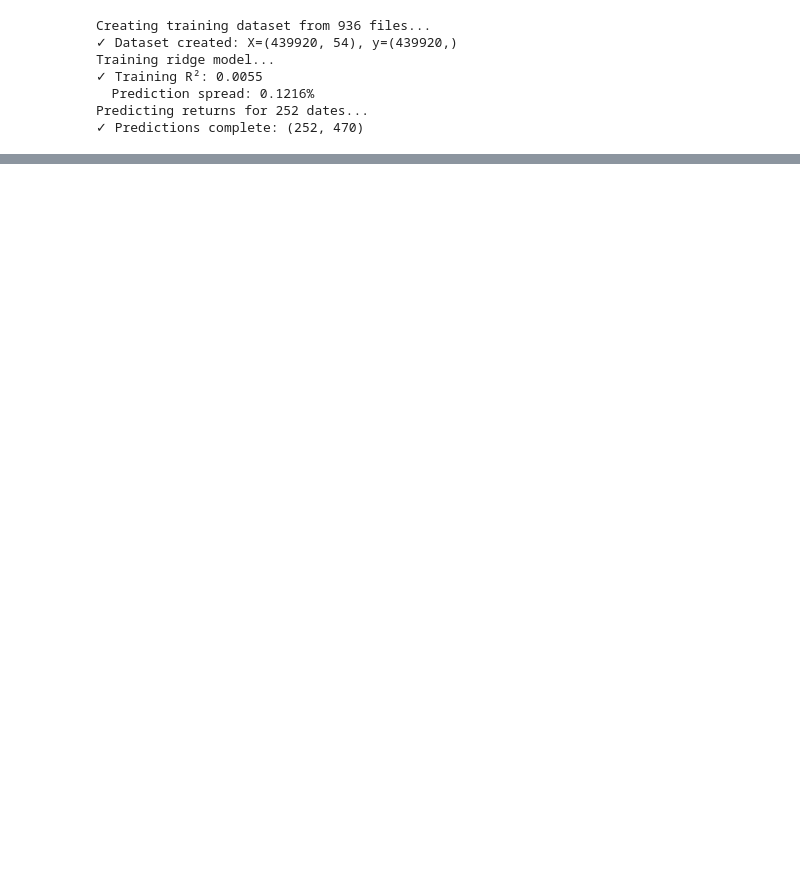
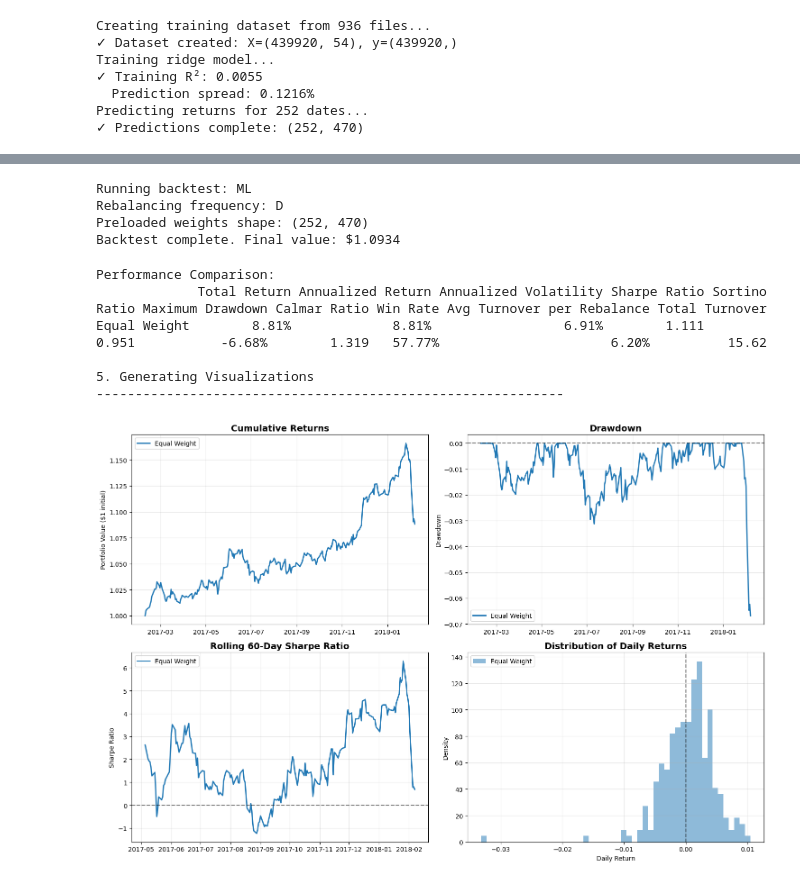
Before and after one commit to rileyteo/dse4212_portfolio_optimisation, a Jupyter notebook: test.ipynb, the cells around one changed output, grey strips where cells are left out. Cells and saved outputs as stored; diff of their text form; code cells hidden in the pictures; blank space fills up the shorter version.

```diff
--- a/test.ipynb
+++ b/test.ipynb
@@ -141,7 +115,55 @@ weights_list = Parallel(n_jobs=-1)(
 
 weights = pd.concat(weights_list, axis=1).T
 weights.index.name = 'date'
-weights.index = predicted.index
+weights.index = predicted.index[:5]
 
 with open('weights.pkl', 'wb') as f:
     pickle.dump(weights, f)
+# %%
+backtester = WalkForwardBacktest(
+    train_returns=train_returns,
+    test_returns=test_returns,
+    # test_prices=test_prices,
+    rf_rate_test=test_risk_free_rate,
+    rebalance_freq='D'  # Weekly
+)
+# %%
+results = {}
+
+with open('weights.pkl', 'rb') as f:
+    weights = pickle.load(f)
+
+# Run Equal Weight
+results['Equal Weight'] = backtester.run_backtest_preloaded_weights(
+    strategy_name='ML',
+    preloaded_weights=weights,
+    transaction_cost_bps=10.0
+)
+# %% [output]
+Running backtest: ML
+Rebalancing frequency: D
+Preloaded weights shape: (252, 470)
+Backtest complete. Final value: $1.0934
+# %%
+evaluator = PerformanceEvaluator(test_risk_free_rate)
+
+comparison_df = evaluator.compare_strategies(results)
+print("\nPerformance Comparison:")
+print(comparison_df.to_string())
+
+# ============================================================
+# STEP 5: Visualize Results
+# ============================================================
+print("\n5. Generating Visualizations")
+print("-" * 60)
+
+fig = evaluator.plot_results(results, figsize=(15, 10))
+plt.show()
+# %% [output]
+Performance Comparison:
+             Total Return Annualized Return Annualized Volatility Sharpe Ratio Sortino Ratio Maximum Drawdown Calmar Ratio Win Rate Avg Turnover per Rebalance Total Turnover
+Equal Weight        8.81%             8.81%                 6.91%        1.111         0.951           -6.68%        1.319   57.77%                      6.20%          15.62
+
+5. Generating Visualizations
+------------------------------------------------------------
+[figure, added]
```
Also changed, not shown: parts of 4 cells of this notebook, 3 other files.
